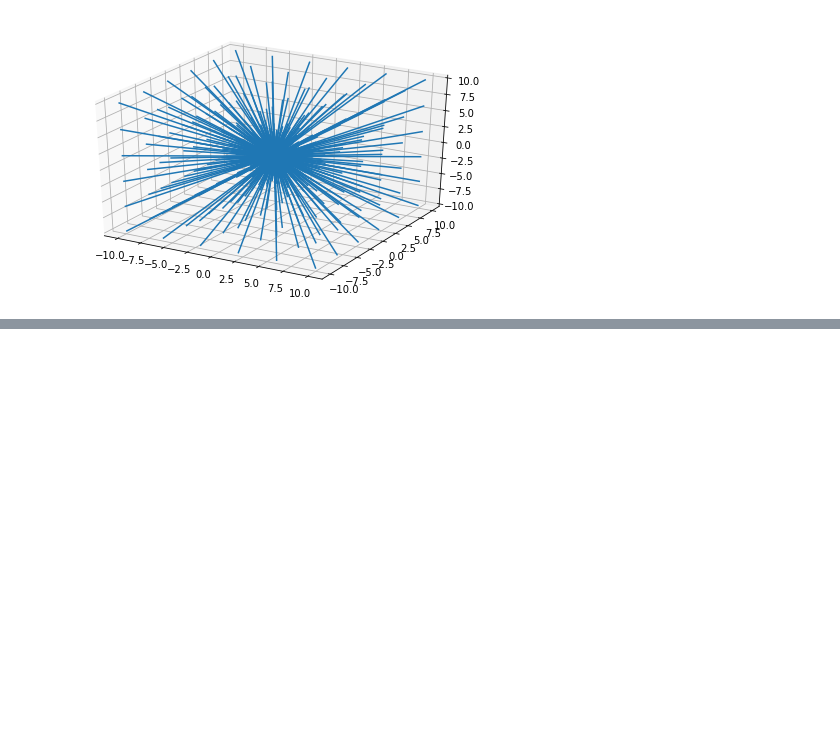
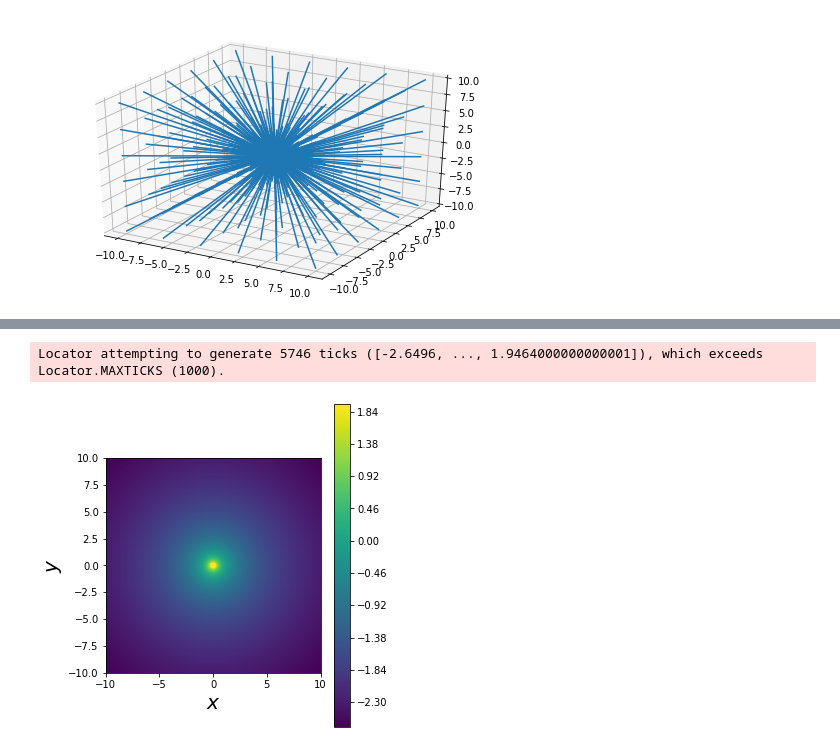
Before and after one commit to DakkaliBhumika/CSEP, a Jupyter notebook: 01-07-22.ipynb, the cells around one changed output, grey strips where cells are left out. Cells and saved outputs as stored; diff of their text form; code cells hidden in the pictures; blank space fills up the shorter version.

```diff
--- a/01-07-22.ipynb
+++ b/01-07-22.ipynb
@@ -149,0 +151,25 @@ SyntaxError: ignored
+# %%
+#Contour plot
+import numpy as np
+import matplotlib.pyplot as plt
+from pylab import rcParams
+rcParams['figure.figsize'] = 5, 5
+### contour plot
+#
+plt.figure()
+x = np.linspace(-10,10,100)
+y = np.linspace(-10,10,100)
+xv, yv = np.meshgrid(x,y)
+#z = (xv**2 + yv**2)/2
+z = -np.log(np.sqrt((xv**2 + yv**2)))
+curves = plt.contour(xv,yv,z,7000)
+plt.colorbar()
+plt.xlabel('$x$',size=20)
+plt.ylabel('$y$',size=20)
+plt.axes().set_aspect('equal')
+plt.tight_layout()
+plt.savefig("contour.pdf")
+plt.show()
+# %% [output]
+Locator attempting to generate 5746 ticks ([-2.6496, ..., 1.9464000000000001]), which exceeds Locator.MAXTICKS (1000).
+[figure, added]
```
Also changed, not shown: parts of 2 cells of this notebook.
